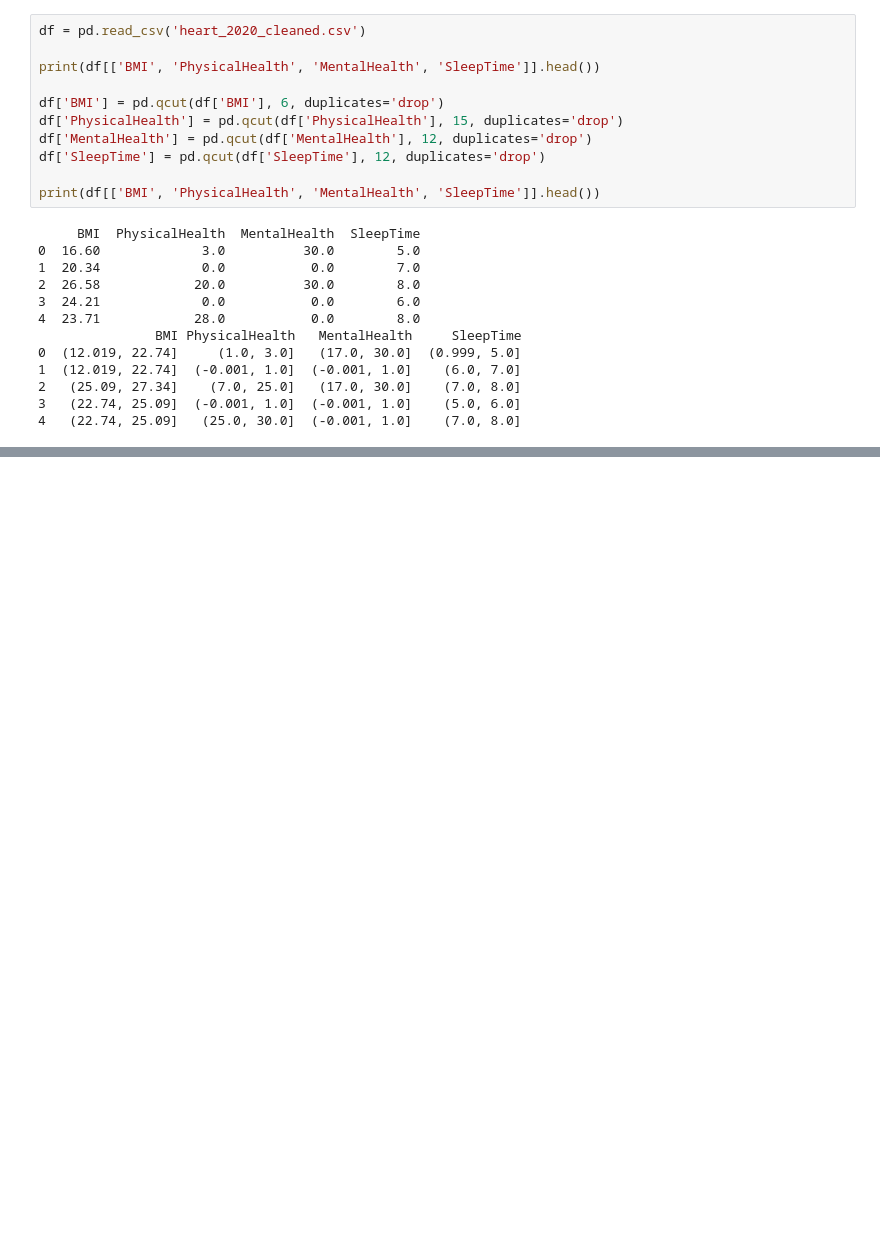
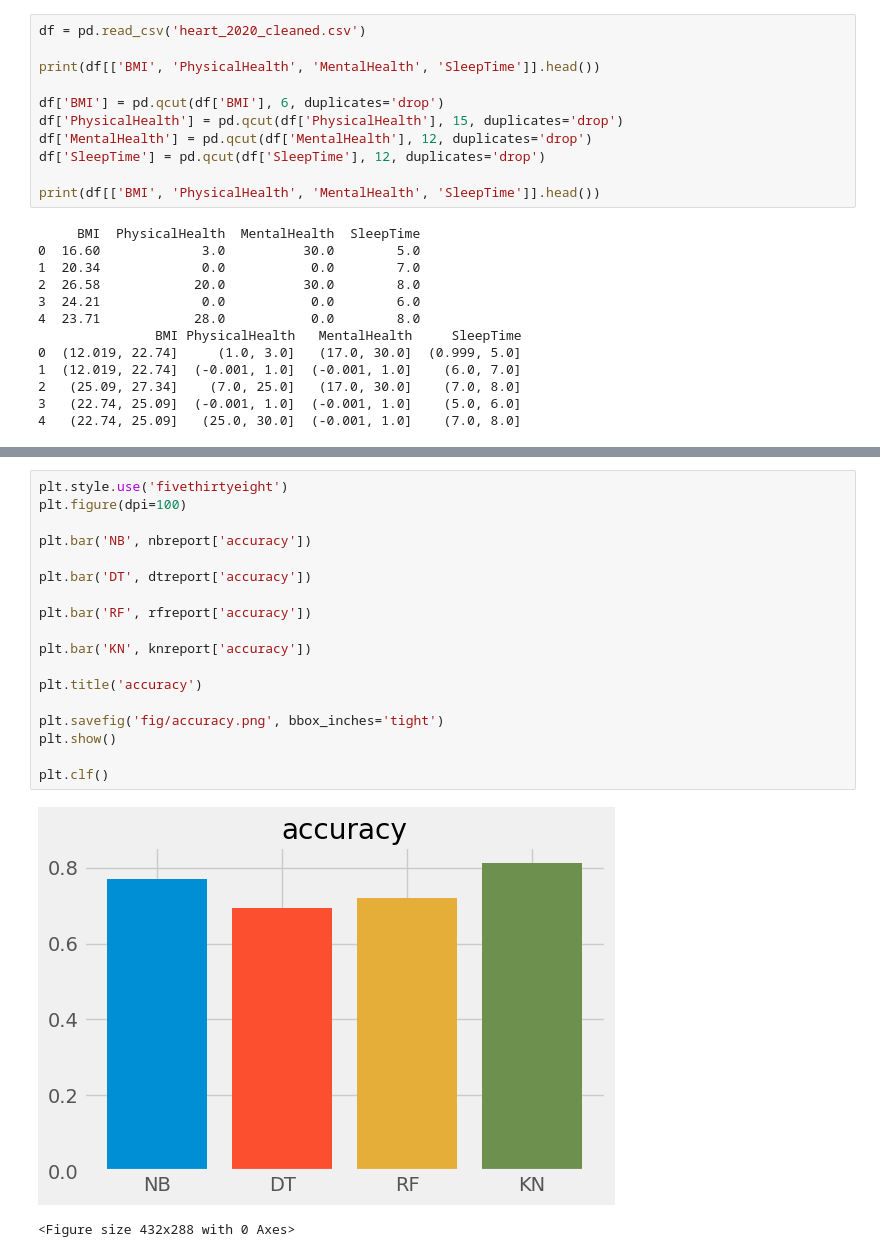
Before and after one commit to melihocakci/heart-disease-prediction, a Jupyter notebook: predict.ipynb, the cells around one changed output, grey strips where cells are left out. Saved outputs shown, nothing was run; the diff lists cells and outputs as text; blank space fills up the shorter version.

```diff
--- a/predict.ipynb
+++ b/predict.ipynb
@@ -157,0 +202,21 @@ plt.show()
+# %%
+plt.style.use('fivethirtyeight')
+plt.figure(dpi=100)
+
+plt.bar('NB', nbreport['accuracy'])
+
+plt.bar('DT', dtreport['accuracy'])
+
+plt.bar('RF', rfreport['accuracy'])
+
+plt.bar('KN', knreport['accuracy'])
+
+plt.title('accuracy')
+
+plt.savefig('fig/accuracy.png', bbox_inches='tight')
+plt.show()
+
+plt.clf()
+# %% [output]
+[figure, added]
+<Figure size 432x288 with 0 Axes>
```
Also changed, not shown: parts of 7 cells of this notebook, 11 other files.
